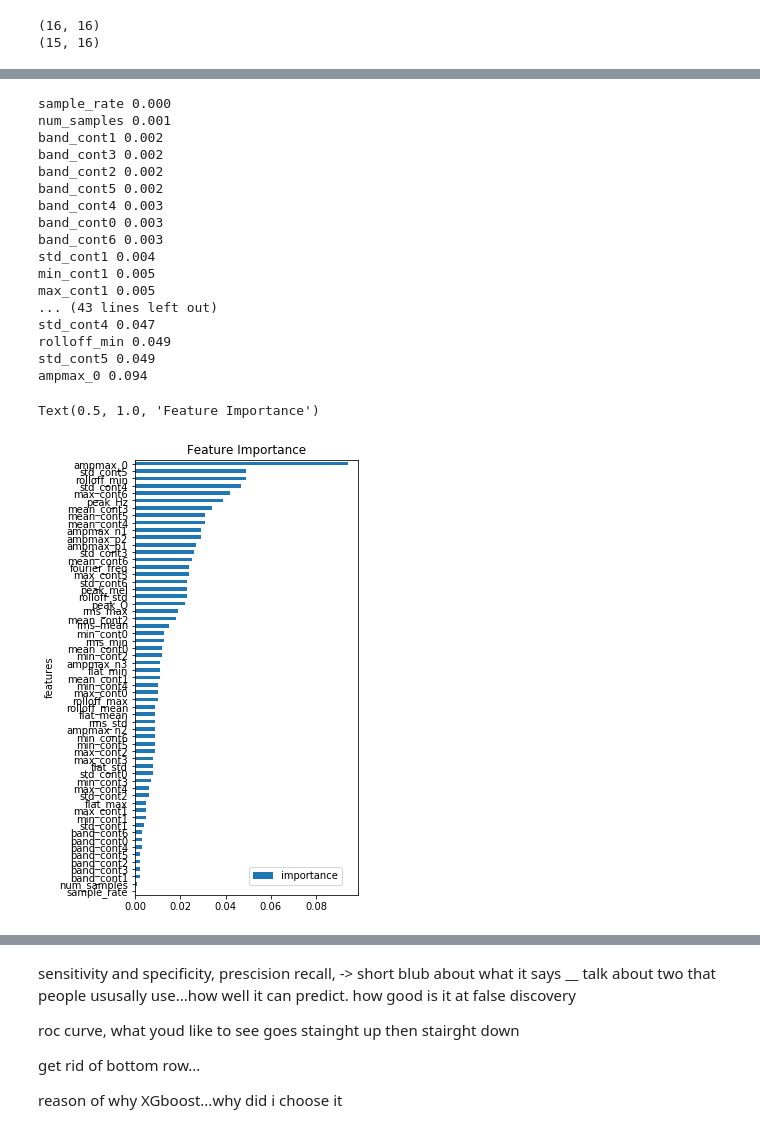
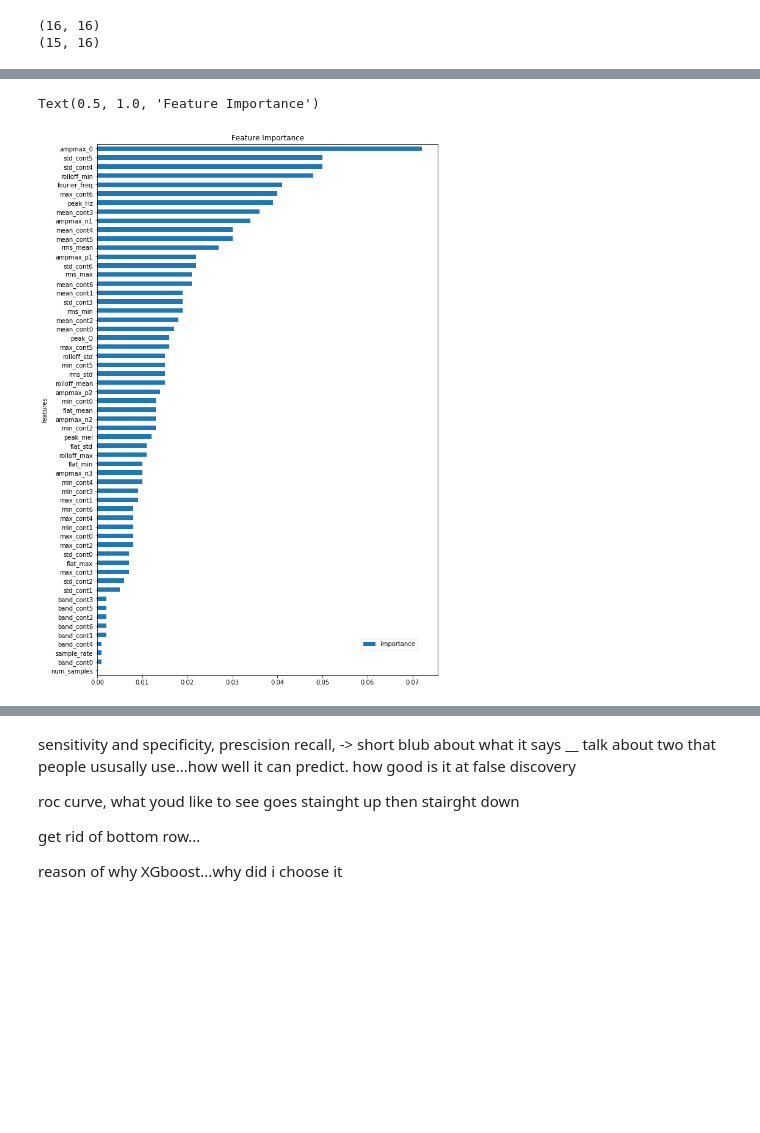
Before and after one commit to chrisseymour/birdsounder-model, a Jupyter notebook: DeployModel.ipynb, the cells around one changed output, grey strips where cells are left out. Cells and saved outputs as stored; diff of their text form; code cells hidden in the pictures; blank space fills up the shorter version.

```diff
--- a/DeployModel.ipynb
+++ b/DeployModel.ipynb
@@ -296,10 +296,11 @@ X,y = np.array(data), np.array(species_col)
 
 from sklearn.ensemble import GradientBoostingClassifier
 #recalls
+params_noBE = {'learning_rate': 0.2, 'loss': 'deviance', 'max_depth': 4, 'n_estimators': 125}
 params_recall_2_6 = {'learning_rate': 0.2, 'loss': 'deviance', 'max_depth': 4, 'n_estimators': 150}
 params_prec = {'learning_rate': 0.2, 'loss': 'deviance', 'max_depth': 4, 'n_estimators': 200} #prec hyper-tuned for v2 9_species
 params = {'learning_rate': 0.2, 'loss': 'deviance', 'max_depth': 6, 'n_estimators': 150} #params hyper-tuned for v2 (9 birds 14 features)
-cbg = GradientBoostingClassifier( **params_recall_2_6 )
+cbg = GradientBoostingClassifier( **params_noBE )# **params_recall_2_6 )
 # %%
 #loop through a series of splits to score the model and check the consistency across splits
 from sklearn.model_selection import StratifiedShuffleSplit
@@ -488,32 +516,15 @@ Confusion matrix, without normalization
 # %%
 dfin = []
 for feat,imp in sorted( zip(data.columns, cbg.feature_importances_), key=lambda l:l[1]):#, reverse=True):
-    print(feat.strip(), '{:.3f}'.format(imp) )
+    #zxprint(feat.strip(), '{:.3f}'.format(imp) )
     dfin.append( (feat.strip(), '{:.3f}'.format(imp)) )
 df = pd.DataFrame(dfin)
 df.columns = 'features', 'importance'
 #df.set_index('features', drop=True, inplace=True)
 df.importance = df.importance.astype(float)
-f,ax = plt.subplots( figsize=(4,8) )
+f,ax = plt.subplots( figsize=(10,16) )
 df.plot.barh(x='features', y='importance', ax=ax ).legend(bbox_to_anchor=(0.95, 0.075))
 ax.set_title( 'Feature Importance' )
 # %% [output]
-sample_rate 0.000
-num_samples 0.001
-band_cont1 0.002
-band_cont3 0.002
-band_cont2 0.002
-band_cont5 0.002
-band_cont4 0.003
-band_cont0 0.003
-band_cont6 0.003
-std_cont1 0.004
-min_cont1 0.005
-max_cont1 0.005
-... (43 lines left out)
-std_cont4 0.047
-rolloff_min 0.049
-std_cont5 0.049
-ampmax_0 0.094
+Text(0.5, 1.0, 'Feature Importance')
-Text(0.5, 1.0, 'Feature Importance')
-[figure, old version]
+[figure, new version]
```
Also changed, not shown: parts of 9 cells of this notebook, 5 other files.
